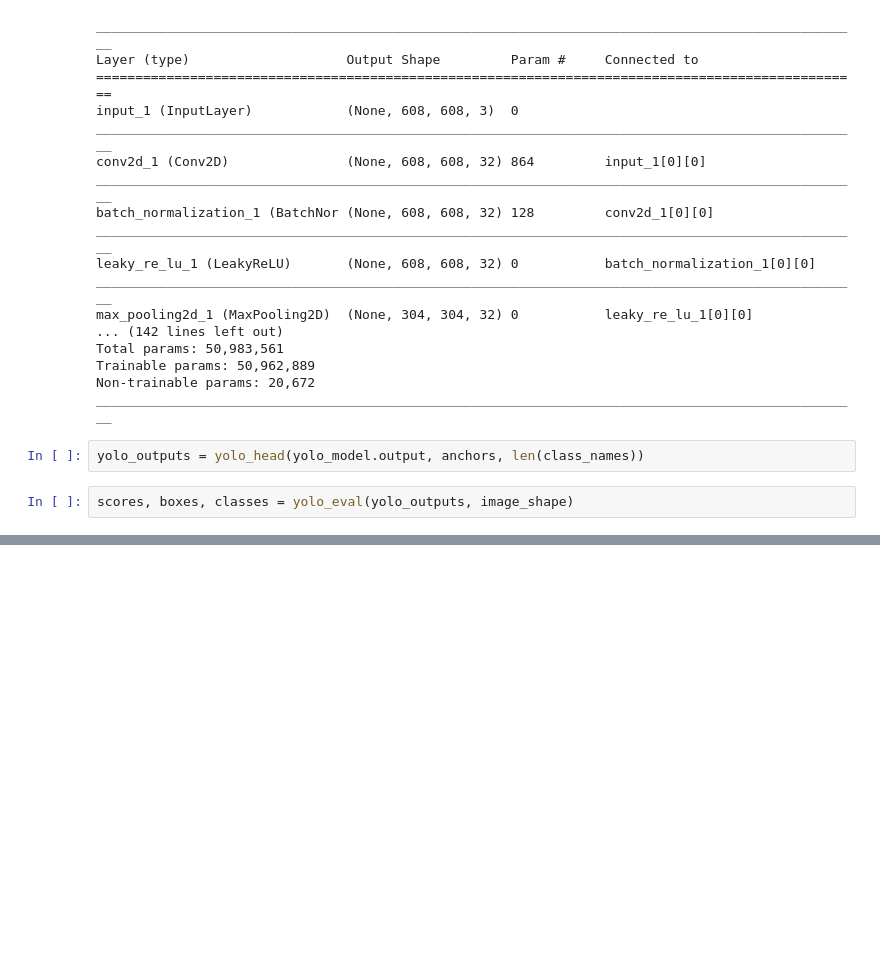
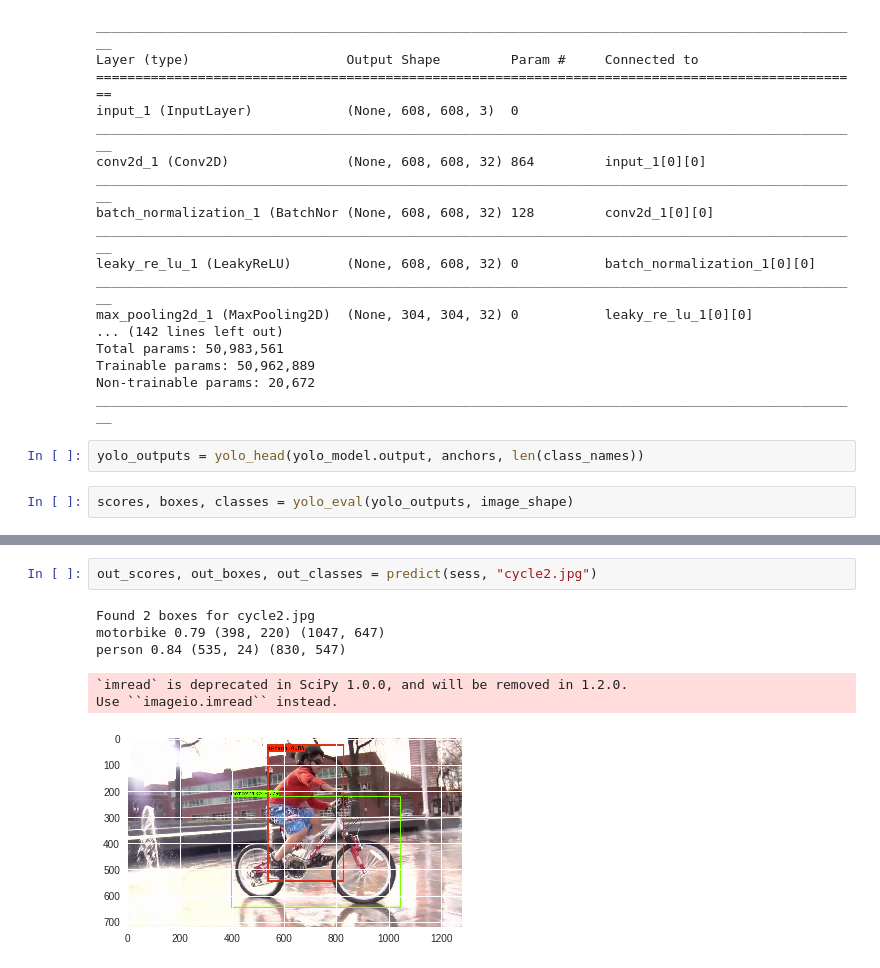
Before and after one commit to Rahul-15/object_detection, a Jupyter notebook: project.ipynb, the cells around one changed output, grey strips where cells are left out. Cells and saved outputs as stored; diff of their text form; blank space fills up the shorter version.

```diff
--- a/project.ipynb
+++ b/project.ipynb
@@ -364 +386,10 @@ OSError: ignored
+# %%
+out_scores, out_boxes, out_classes = predict(sess, "cycle2.jpg")
+# %% [output]
+Found 2 boxes for cycle2.jpg
+motorbike 0.79 (398, 220) (1047, 647)
+person 0.84 (535, 24) (830, 547)
+`imread` is deprecated in SciPy 1.0.0, and will be removed in 1.2.0.
+Use ``imageio.imread`` instead.
+[figure, added]
 # %%
```
Also changed, not shown: parts of 16 cells of this notebook.
